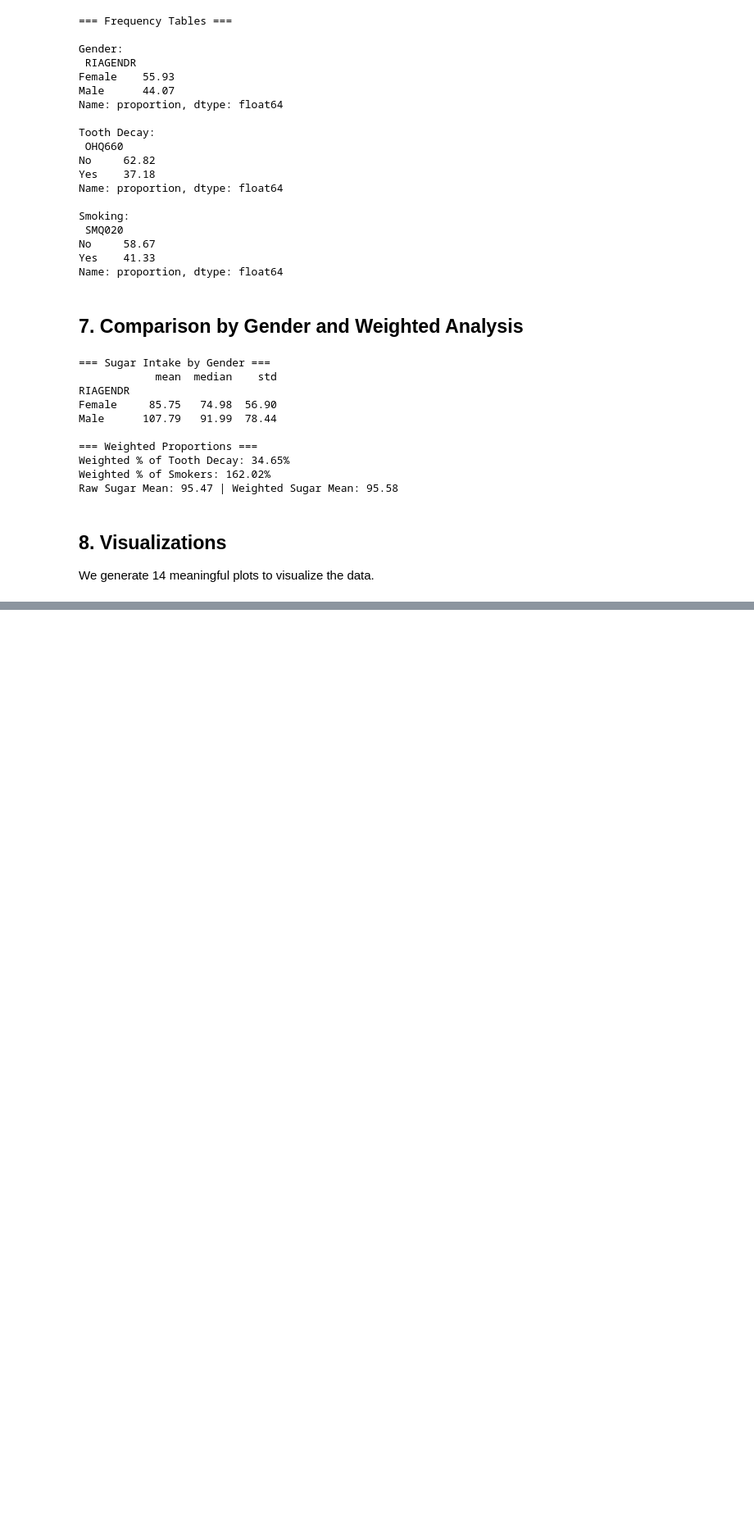
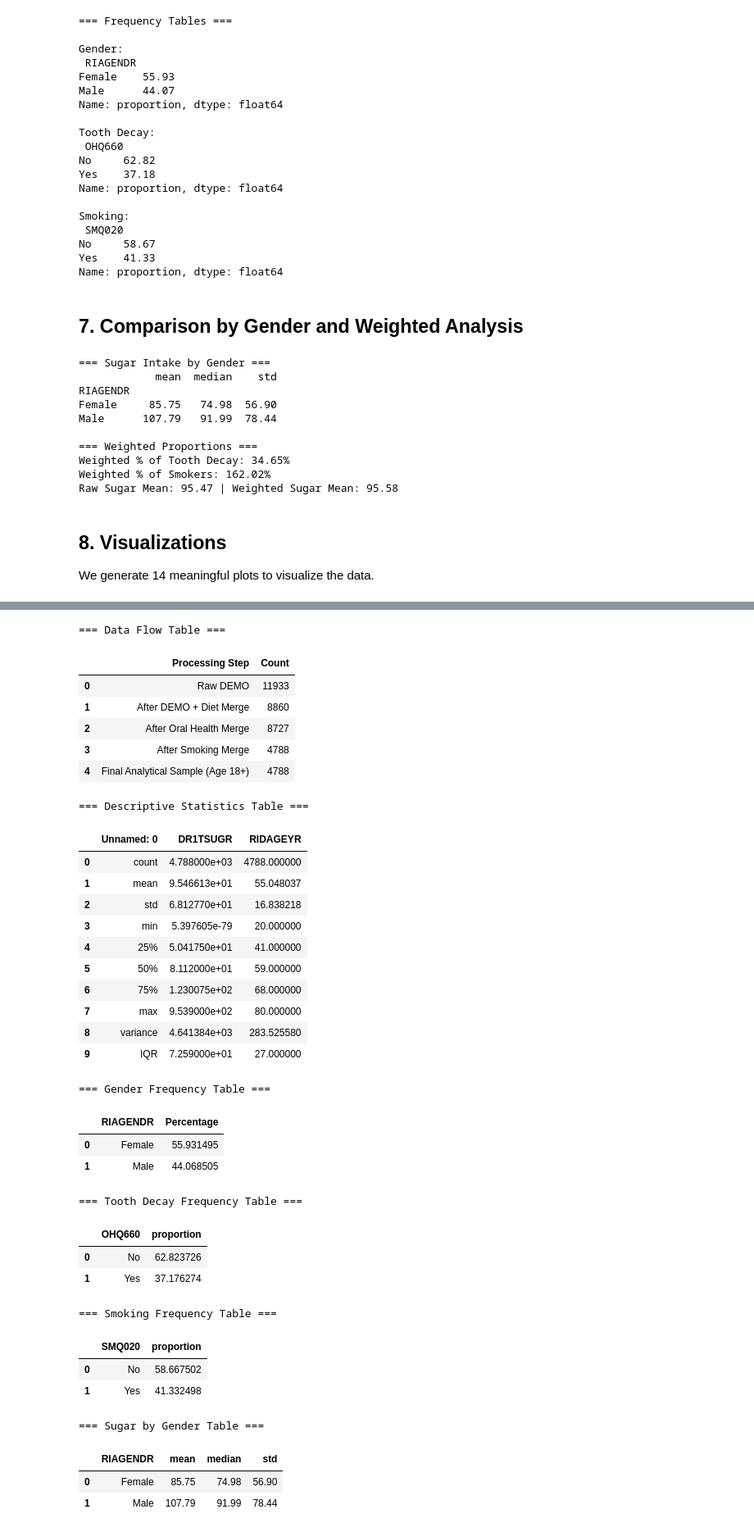
Before and after one commit to mohammadh-amini/NHANES_Project, a Jupyter notebook: notebooks/phase1_analysis.ipynb, the cells around one changed output, grey strips where cells are left out. Shown at 82% size. Cells and saved outputs as stored; diff of their text form; code cells hidden in the pictures; blank space fills up the shorter version.

Commit message:
Update notebook with summary tables and markdown titles

```diff
--- a/notebooks/phase1_analysis.ipynb
+++ b/notebooks/phase1_analysis.ipynb
@@ -361,0 +365,56 @@ plt.show()
+# %%
+import pandas as pd
+
+print("=== Data Flow Table ===")
+display(pd.read_csv("../reports/phase1/data_flow.csv"))
+
+print("\n=== Descriptive Statistics Table ===")
+display(pd.read_csv("../reports/phase1/descriptive_stats.csv"))
+
+print("\n=== Gender Frequency Table ===")
+display(pd.read_csv("../reports/phase1/gender_table.csv"))
+
+print("\n=== Tooth Decay Frequency Table ===")
+display(pd.read_csv("../reports/phase1/tooth_decay_table.csv"))
+
+print("\n=== Smoking Frequency Table ===")
+display(pd.read_csv("../reports/phase1/smoking_table.csv"))
+
+print("\n=== Sugar by Gender Table ===")
+display(pd.read_csv("../reports/phase1/sugar_by_gender.csv"))
+# %% [output]
+=== Data Flow Table ===
+|  | Processing Step | Count |
+| 0 | Raw DEMO | 11933 |
+| 1 | After DEMO + Diet Merge | 8860 |
+| 2 | After Oral Health Merge | 8727 |
+| 3 | After Smoking Merge | 4788 |
+| 4 | Final Analytical Sample (Age 18+) | 4788 |
+=== Descriptive Statistics Table ===
+|  | Unnamed: 0 | DR1TSUGR | RIDAGEYR |
+| 0 | count | 4.788000e+03 | 4788.000000 |
+| 1 | mean | 9.546613e+01 | 55.048037 |
+| 2 | std | 6.812770e+01 | 16.838218 |
+| 3 | min | 5.397605e-79 | 20.000000 |
+| 4 | 25% | 5.041750e+01 | 41.000000 |
+| 5 | 50% | 8.112000e+01 | 59.000000 |
+| 6 | 75% | 1.230075e+02 | 68.000000 |
+| 7 | max | 9.539000e+02 | 80.000000 |
+| 8 | variance | 4.641384e+03 | 283.525580 |
+| 9 | IQR | 7.259000e+01 | 27.000000 |
+=== Gender Frequency Table ===
+|  | RIAGENDR | Percentage |
+| 0 | Female | 55.931495 |
+| 1 | Male | 44.068505 |
+=== Tooth Decay Frequency Table ===
+|  | OHQ660 | proportion |
+| 0 | No | 62.823726 |
+| 1 | Yes | 37.176274 |
+=== Smoking Frequency Table ===
+|  | SMQ020 | proportion |
+| 0 | No | 58.667502 |
+| 1 | Yes | 41.332498 |
+=== Sugar by Gender Table ===
+|  | RIAGENDR | mean | median | std |
+| 0 | Female | 85.75 | 74.98 | 56.90 |
+| 1 | Male | 107.79 | 91.99 | 78.44 |
```
Also changed, not shown: parts of 2 cells of this notebook.
